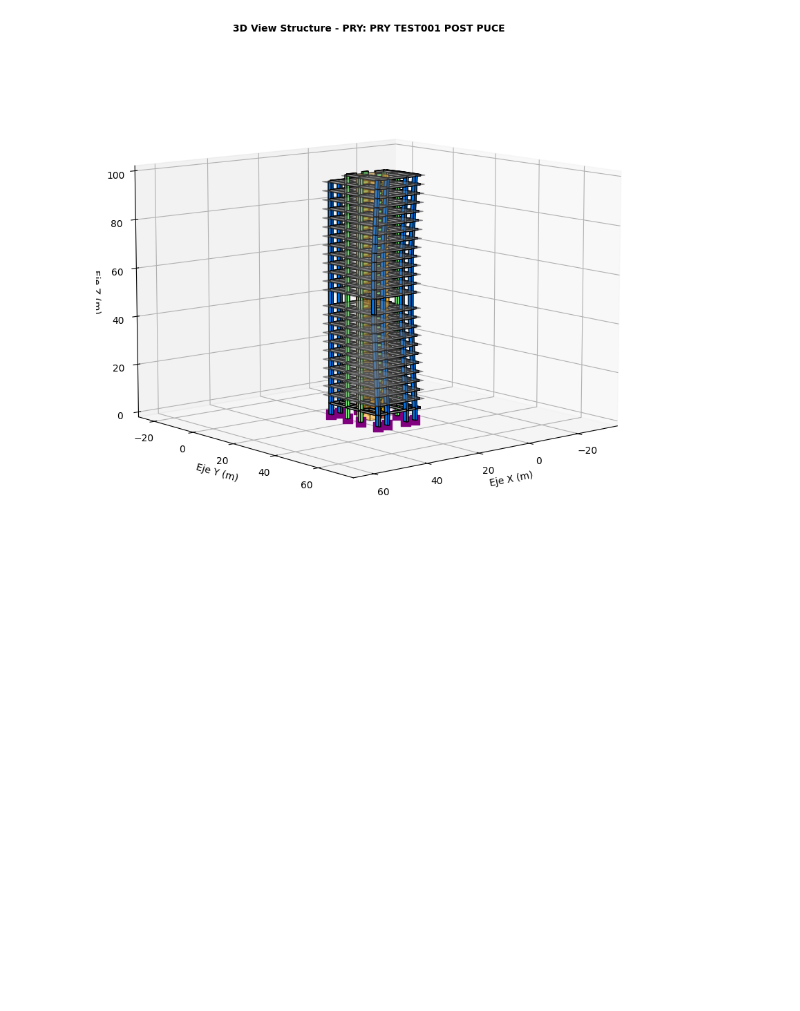
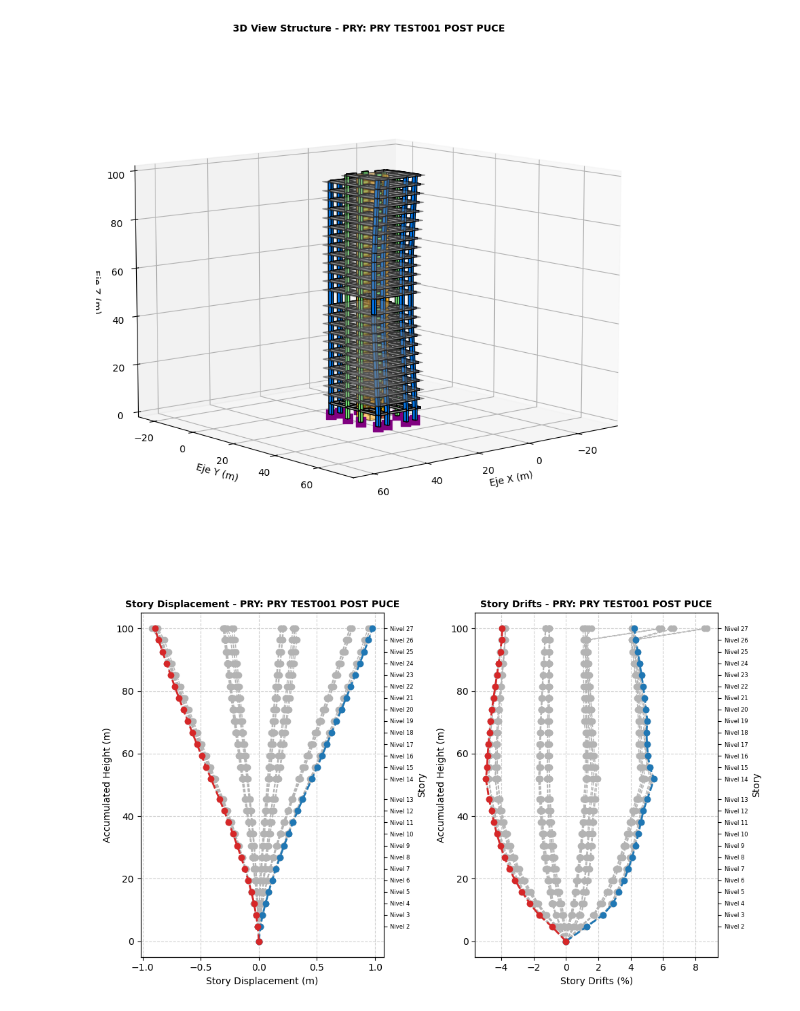
Before and after one commit to ppalacios92/EtabsToPython, a Jupyter notebook: examples/Ex01.ipynb, the cells around one changed output. Saved outputs shown, nothing was run; the diff lists cells and outputs as text; code cells hidden in the pictures; blank space fills up the shorter version.

Commit message:
update model

```diff
--- a/examples/Ex01.ipynb
+++ b/examples/Ex01.ipynb
@@ -35,3 +30,40 @@ from etabstopython.plotter import plot_structure_3d
 plot_structure_3d(model)
 # %% [output]
 [figure]
+# %%
+from etabstopython.tools import derivas_combos
+from etabstopython.plotter import graph_disp_drifts_combos
+import matplotlib.pyplot as plt
+
+Cd = 5.5
+Ie = 1.25
+R = 1.0
+color_eq = [0.7, 0.7, 0.7]
+
+combos_comp=['1.2D+1.0E+1.0L+0.2S (1X)' , '1.2D+1.0E+1.0L+0.2S (2X)'    , '1.2D+1.0E+1.0L+0.2S (3X)'     , '1.2D+1.0E+1.0L+0.2S (4X)',
+             '0.9D+1.0E (1X)'           , '0.9D+1.0E (2X)'              , '0.9D+1.0E (3X)'               , '0.9D+1.0E (4X)',
+             '1.2D+1.0E+1.0L+0.2S (1Y)' , '1.2D+1.0E+1.0L+0.2S (2Y)'    , '1.2D+1.0E+1.0L+0.2S (3Y)'     , '1.2D+1.0E+1.0L+0.2S (4Y)',
+             '0.9D+1.0E (1Y)'           , '0.9D+1.0E (2Y)'              , '0.9D+1.0E (3Y)'               , '0.9D+1.0E (4Y)' , ]
+
+# Crear figura y ejes (y ejes secundarios)
+fig, (ax1, ax2) = plt.subplots(1, 2, figsize=(10, 6))
+ax1_twin = ax1.twinx()
+ax2_twin = ax2.twinx()
+
+# Graficar cada combinación
+for combo in combos_comp:
+    dx, dy, drift_x, drift_y = derivas_combos(model, combo, Cd, Ie, R)
+    graph_disp_drifts_combos(model, dx, dy, drift_x, drift_y,
+                             ax1, ax2, ax1_twin, ax2_twin,
+                             color_x=color_eq, color_y=color_eq, line_width=1.0)
+
+# Graficar envolvente
+dx, dy, drift_x, drift_y = derivas_combos(model, 'Envolvente-AEE', Cd, Ie, R)
+graph_disp_drifts_combos(model, dx, dy, drift_x, drift_y,
+                         ax1, ax2, ax1_twin, ax2_twin,
+                         color_x='tab:blue', color_y='tab:red', line_width=2.0)
+
+plt.tight_layout()
+plt.show()
+# %% [output]
+[figure, added]
```
Also changed, not shown: parts of 2 cells of this notebook, 4 other files.
